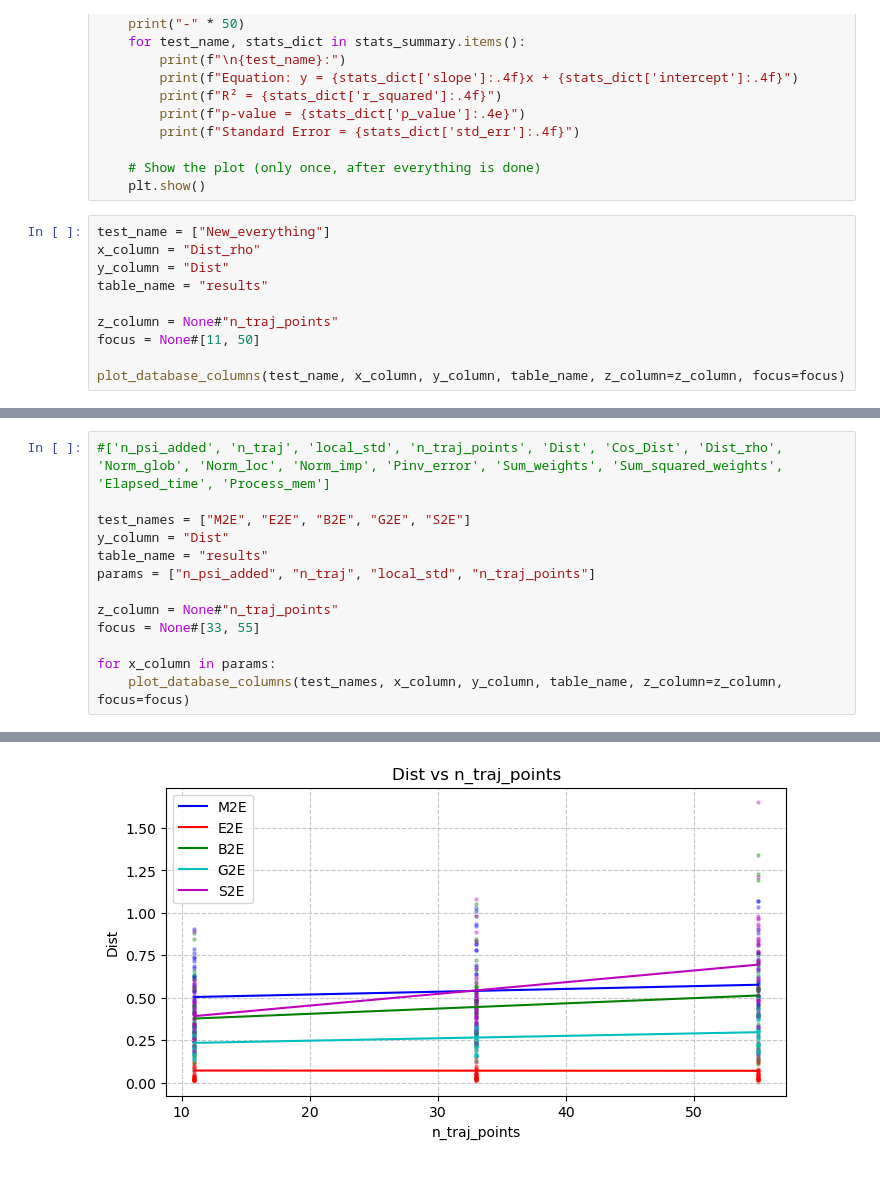
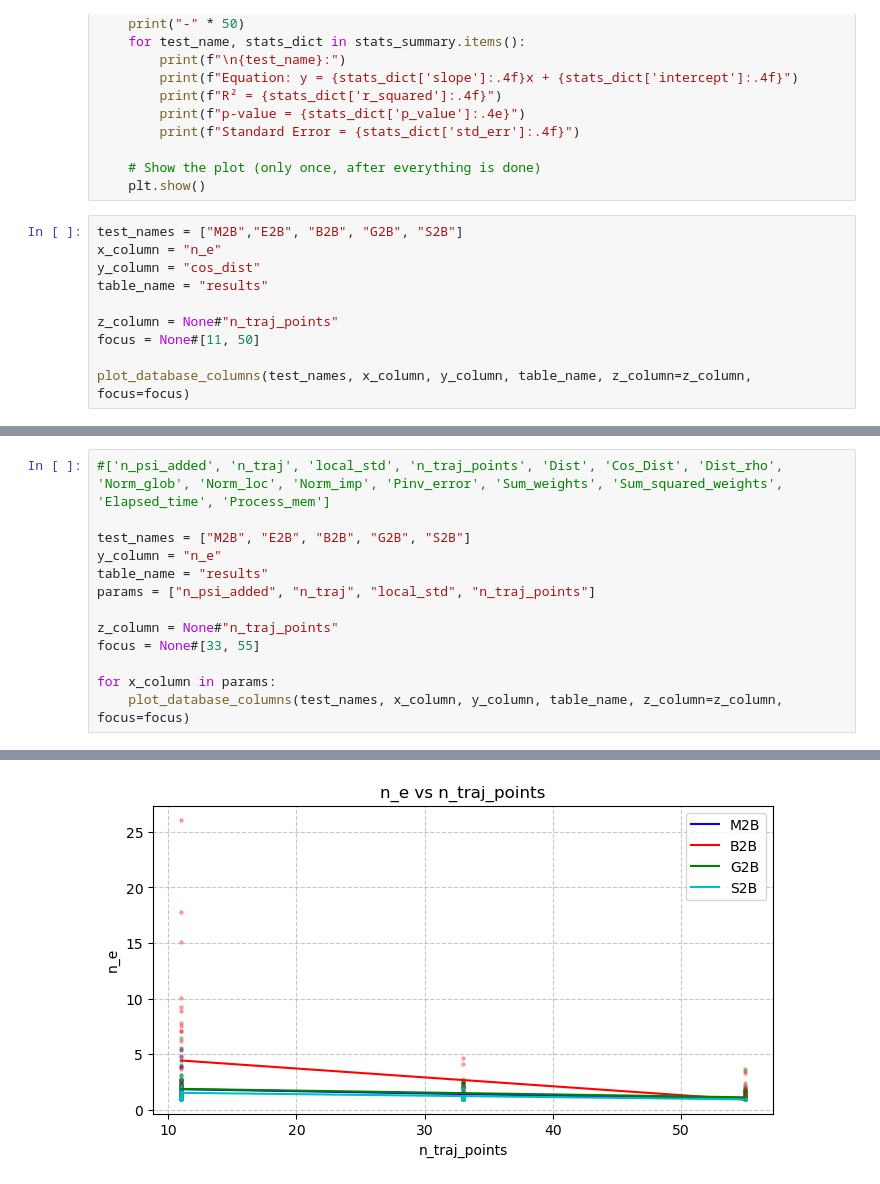
Before and after one commit to Gianmarco-Sarnelli/STL_explainability, a Jupyter notebook: Results_new.ipynb, the cells around one changed output, grey strips where cells are left out. Saved outputs shown, nothing was run; the diff lists cells and outputs as text.

```diff
--- a/Results_new.ipynb
+++ b/Results_new.ipynb
@@ -219,13 +219,13 @@ def plot_database_columns(test_names, x_column, y_column, table_name="results",
     # Show the plot (only once, after everything is done)
     plt.show()
 # %%
-test_name = ["New_everything"]
-x_column = "Dist_rho"
-y_column = "Dist"
+test_names = ["M2B","E2B", "B2B", "G2B", "S2B"]
+x_column = "n_e"
+y_column = "cos_dist"
 table_name = "results"
 
 z_column = None#"n_traj_points"
 focus = None#[11, 50]
 
-plot_database_columns(test_name, x_column, y_column, table_name, z_column=z_column, focus=focus)
+plot_database_columns(test_names, x_column, y_column, table_name, z_column=z_column, focus=focus)
 # %% [output]
@@ -241,8 +250,8 @@ Standard Error = 0.0407
 # %%
 #['n_psi_added', 'n_traj', 'local_std', 'n_traj_points', 'Dist', 'Cos_Dist', 'Dist_rho', 'Norm_glob', 'Norm_loc', 'Norm_imp', 'Pinv_error', 'Sum_weights', 'Sum_squared_weights', 'Elapsed_time', 'Process_mem']
 
-test_names = ["M2E", "E2E", "B2E", "G2E", "S2E"]
-y_column = "Dist"
+test_names = ["M2B", "E2B", "B2B", "G2B", "S2B"]
+y_column = "n_e"
 table_name = "results"
 params = ["n_psi_added", "n_traj", "local_std", "n_traj_points"]
 
@@ -326,3 +335,3 @@ Standard Error = 0.0011
-[figure, old version]
+[figure, new version]
 # %%
 tests_acronym = ["M", "E", "B", "G", "S"]
```
Also changed, not shown: parts of 5 cells of this notebook, 32 other files.
